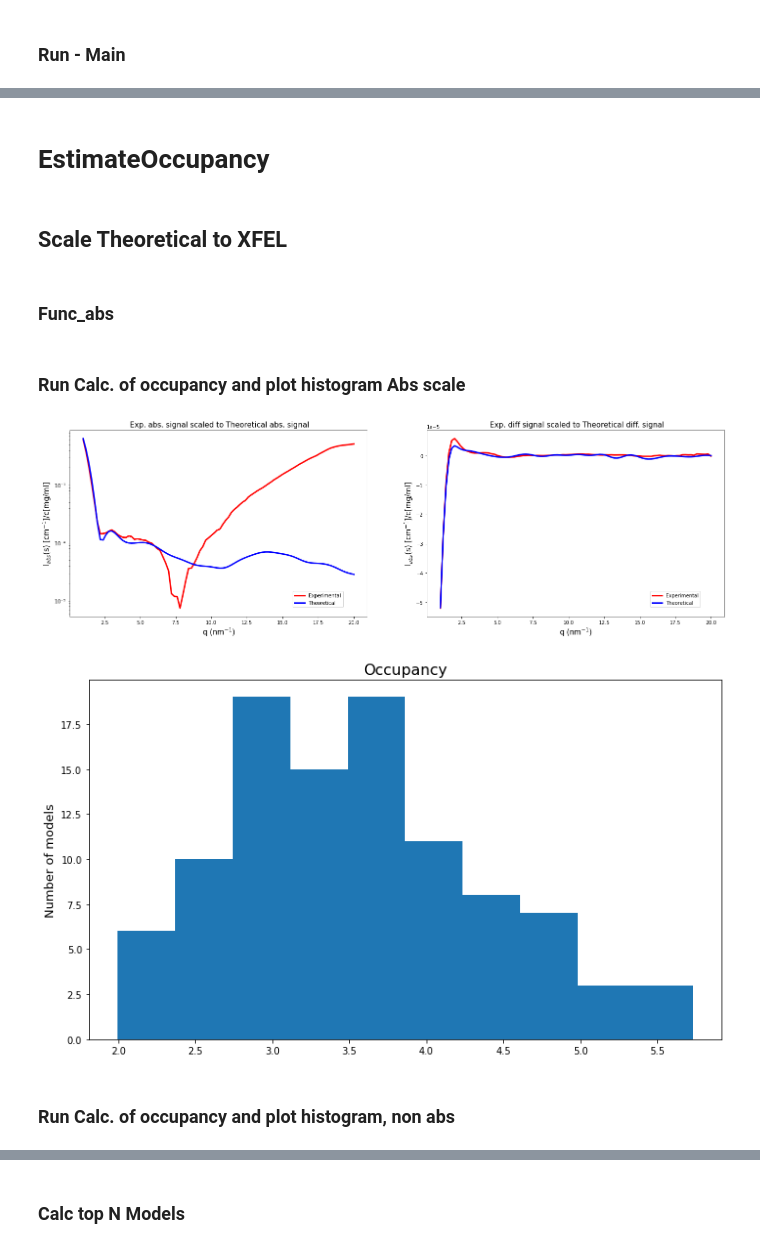
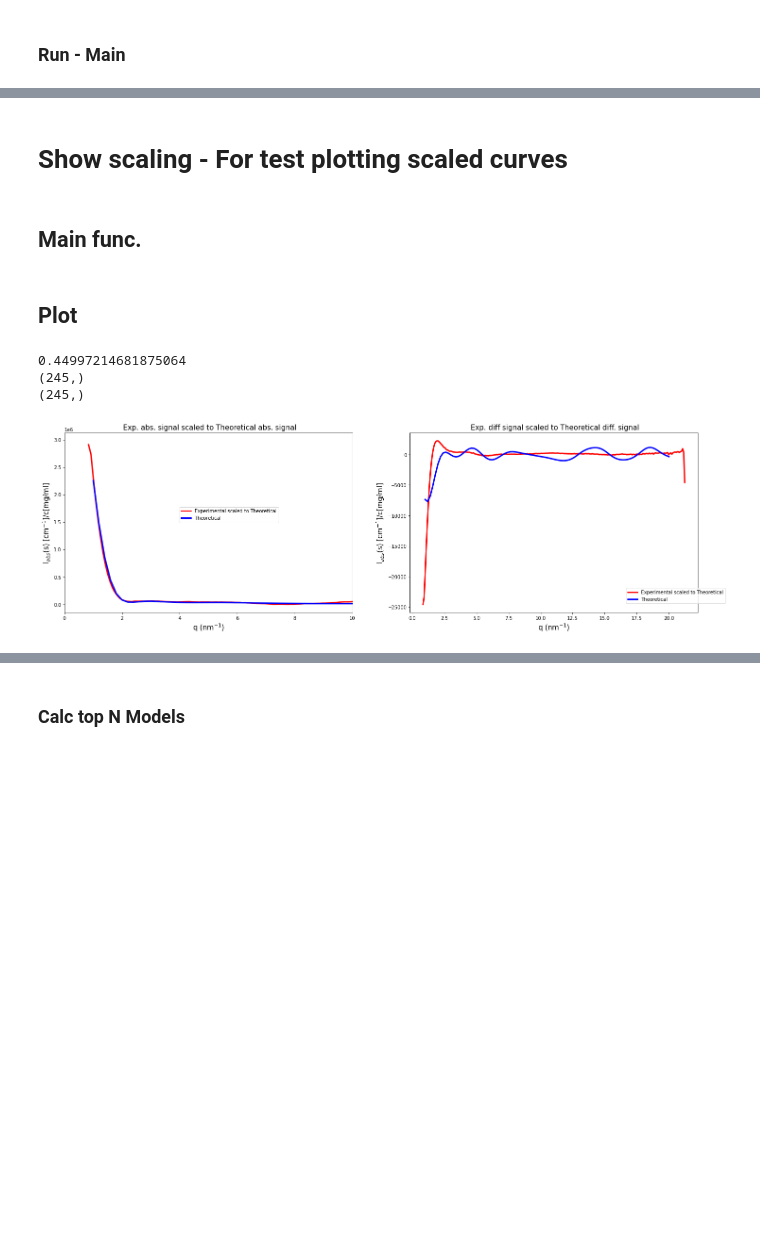
Before and after one commit to LeoMonrroy266/python_course_project, a Jupyter notebook: Analysis.ipynb, the cells around one changed output, grey strips where cells are left out. Cells and saved outputs as stored; diff of their text form; code cells hidden in the pictures; blank space fills up the shorter version.

Commit message:
Fixed scaling function

```diff
--- a/Analysis.ipynb
+++ b/Analysis.ipynb
@@ -132,7 +132,12 @@ light = np.sum(light[150:175,:],axis = 0)/25
 
 # Factor of 0.935 for buffer subtraction matching the SAXS baseline
 XFEL_dark = buffer_sub(dark, buffer_dark,XFEL_q,.935)
+XFEL_dark_theo = buffer_sub(dark, buffer_dark,XFEL_q,.905)
 XFEL_light= buffer_sub(light, buffer_light,XFEL_q,.935)
+
+XFEL_light = XFEL_light.remove_nan()
+XFEL_dark_theo = XFEL_dark_theo.remove_nan()
+XFEL_dark = XFEL_dark.remove_nan()
 # %% [markdown]
 ## Plot data for verification
 # %% [markdown]
@@ -395,7 +418,5 @@ make_plots(100, q_max, q_min)
 # %% [markdown]
-# EstimateOccupancy
+# Show scaling - For test plotting scaled curves
 # %% [markdown]
-## Scale Theoretical to XFEL
+## Main func.
-# %% [markdown]
-### Func_abs
 # %%
@@ -510,17 +472,18 @@ def calc_occupancy(q_min,q_max):
 # %% [markdown]
-### Run Calc. of occupancy and plot histogram Abs scale
+## Plot
 # %%
-q_max = 20
-q_min = h1_q[0]
-occupancy=calc_occupancy(q_min,q_max)
+r2 = np.load(f'{data_dir}/R2.npy')
+light_index = np.load(f'{data_dir}/light_index.npy')
+dark_index = np.load(f'{data_dir}/dark_index.npy')
+activation_factor = np.load(f'{data_dir}/occupancy.npy')
+abs_scale = np.load(f'{data_dir}/abs_scales.npy')
+diff_scale = abs(np.load(f'{data_dir}/diff_scales.npy'))
 
-fig, ax= plt.subplots(1, 1, figsize=(12, 7))
-ax.set_title('Occupancy', fontsize=16)
-#ax.set_xlabel('Occupancy',fontsize=13)
-ax.set_ylabel('Number of models', fontsize=13)
-plot=plt.hist(occupancy, bins=10)
+
+
+plot_scaled(1,light_index, dark_index, AF2_data, r2, activation_factor, abs_scale, diff_scale)
 # %% [output]
+0.44997214681875064
+(245,)
+(245,)
-[figure, old version]
+[figure, new version]
-[figure, removed]
-# %% [markdown]
-### Run Calc. of occupancy and plot histogram, non abs
```
Also changed, not shown: parts of 22 cells of this notebook.
